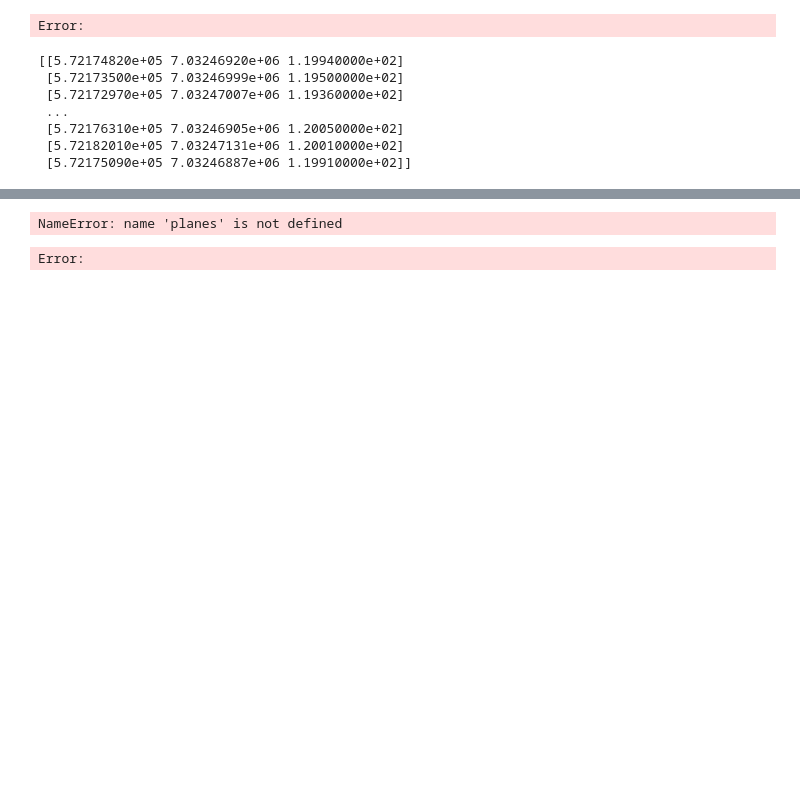
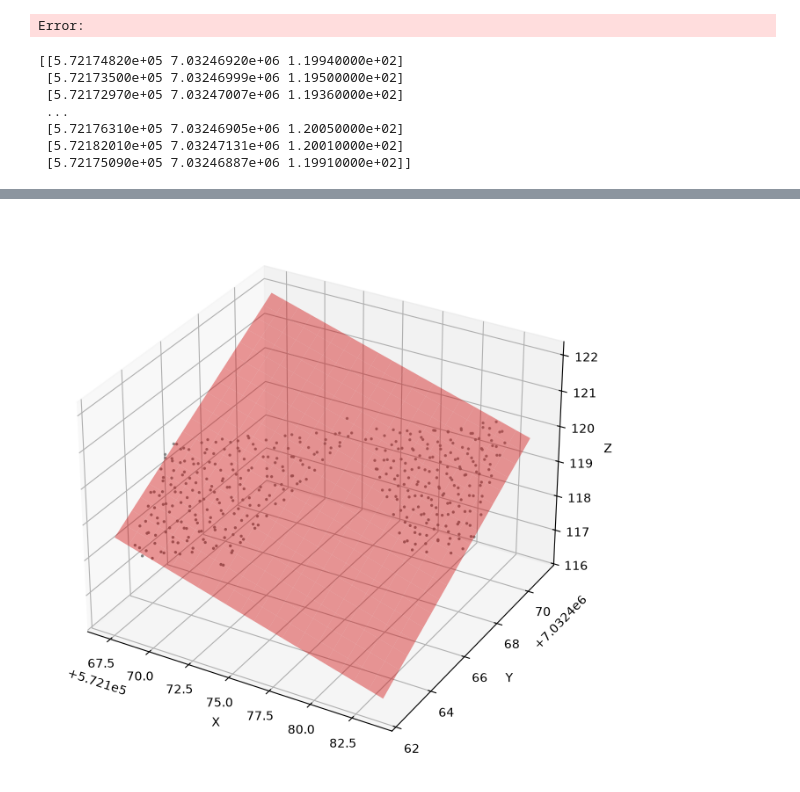
Before and after one commit to Eliashaa/TBA4251-3D-modeling, a Jupyter notebook: RANSAC.ipynb, the cells around one changed output, grey strips where cells are left out. Cells and saved outputs as stored; diff of their text form; code cells hidden in the pictures; blank space fills up the shorter version.

```diff
--- a/RANSAC.ipynb
+++ b/RANSAC.ipynb
@@ -89,36 +89,39 @@ import numpy as np
 import matplotlib.pyplot as plt
 
 a, b, c, d = planes[1]
+
+points = planes[1]["points"]
+a, b, c, d = planes[1]["plane"]
 
 x = np.linspace(points[:, 0].min(), points[:, 0].max(), 20)
 y = np.linspace(points[:, 1].min(), points[:, 1].max(), 20)
 
 X, Y = np.meshgrid(x, y)
 Z = (-a * X - b * Y - d) / c
 
 fig = plt.figure(figsize=(10, 8))
 ax = fig.add_subplot(111, projection="3d")
 
 ax.scatter(
     points[:, 0],
     points[:, 1],
     points[:, 2],
     s=2,
     color="gray"
 )
 
 ax.plot_surface(
     X, Y, Z,
     color="red",
     alpha=0.4
 )
 
 ax.set_xlabel("X")
 ax.set_ylabel("Y")
 ax.set_zlabel("Z")
 plt.show()
 # %% [output]
-NameError: name 'planes' is not defined
+[figure, added]
 # %%
 import numpy as np
 import open3d as o3d
@@ -132,7 +135,18 @@ pcd.points = o3d.utility.Vector3dVector(points)
 pcd.paint_uniform_color([0.5, 0.5, 0.5])
 
 # Normal vector of ax + by + cz + d = 0
+plane = planes[0]
+points = np.asarray(plane["points"], dtype=np.float64)
+a, b, c, d = plane["plane"]
+
+# Create point cloud
+pcd = o3d.geometry.PointCloud()
+pcd.points = o3d.utility.Vector3dVector(points)
+pcd.paint_uniform_color([0.5, 0.5, 0.5])
+
+# Normal vector of ax + by + cz + d = 0
 normal = np.array([a, b, c], dtype=np.float64)
+normal /= np.linalg.norm(normal)
 normal /= np.linalg.norm(normal)
 
 # A point lying on the plane
@@ -187,5 +201,3 @@ o3d.visualization.draw_geometries(
     height=800,
     mesh_show_back_face=True
 )
-# %% [output]
-Error:
```
Also changed, not shown: parts of 2 cells of this notebook, 2 other files.
